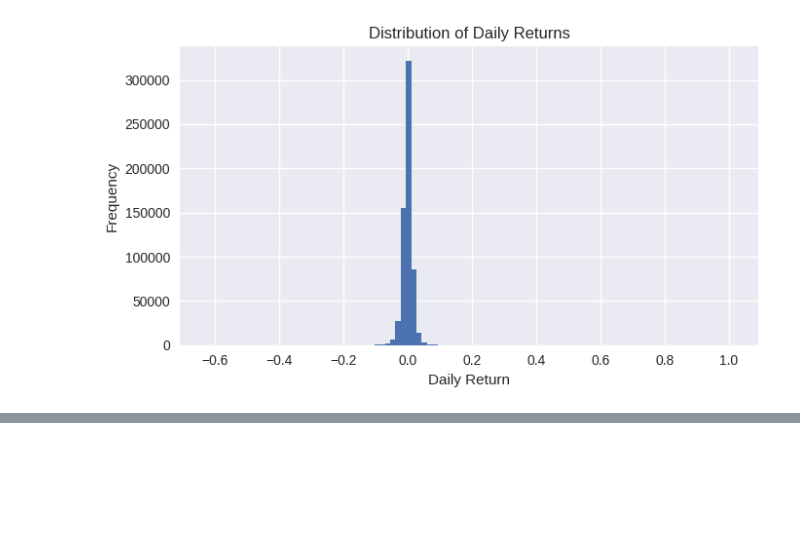
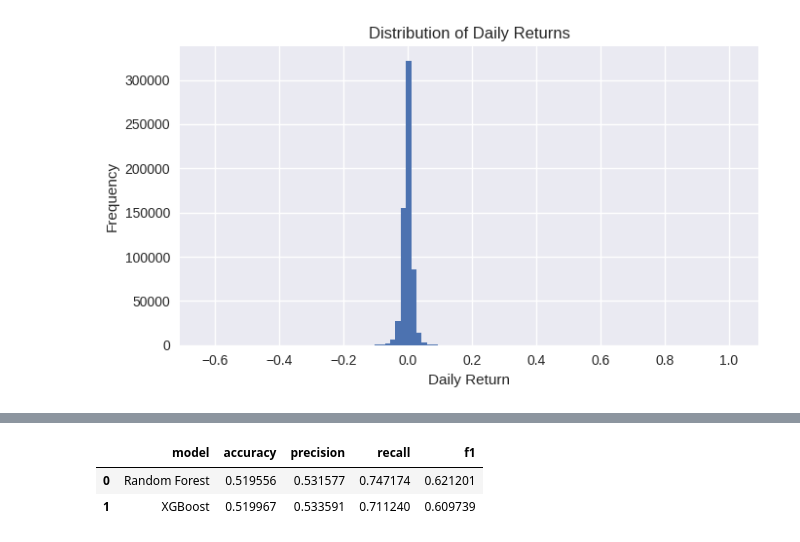
Before and after one commit to tabbott207/3156Final, a Jupyter notebook: notebooks/main.ipynb, the cells around one changed output, grey strips where cells are left out. Cells and saved outputs as stored; diff of their text form; code cells hidden in the pictures; blank space fills up the shorter version.

```diff
--- a/notebooks/main.ipynb
+++ b/notebooks/main.ipynb
@@ -213,0 +343,21 @@ def evaluate_model(name, y_true, y_pred):
+# %%
+metrics = []
+
+def collect_metrics(name, y_true, y_pred):
+    return {
+        "model": name,
+        "accuracy": accuracy_score(y_true, y_pred),
+        "precision": precision_score(y_true, y_pred, zero_division=0),
+        "recall": recall_score(y_true, y_pred, zero_division=0),
+        "f1": f1_score(y_true, y_pred, zero_division=0),
+    }
+
+metrics.append(collect_metrics("Random Forest", y_test, y_pred_rf))
+metrics.append(collect_metrics("XGBoost", y_test, y_pred_xgb))
+
+metrics_df = pd.DataFrame(metrics)
+metrics_df
+# %% [output]
+|  | model | accuracy | precision | recall | f1 |
+| 0 | Random Forest | 0.519556 | 0.531577 | 0.747174 | 0.621201 |
+| 1 | XGBoost | 0.519967 | 0.533591 | 0.711240 | 0.609739 |
```
Also changed, not shown: parts of 4 cells of this notebook.
